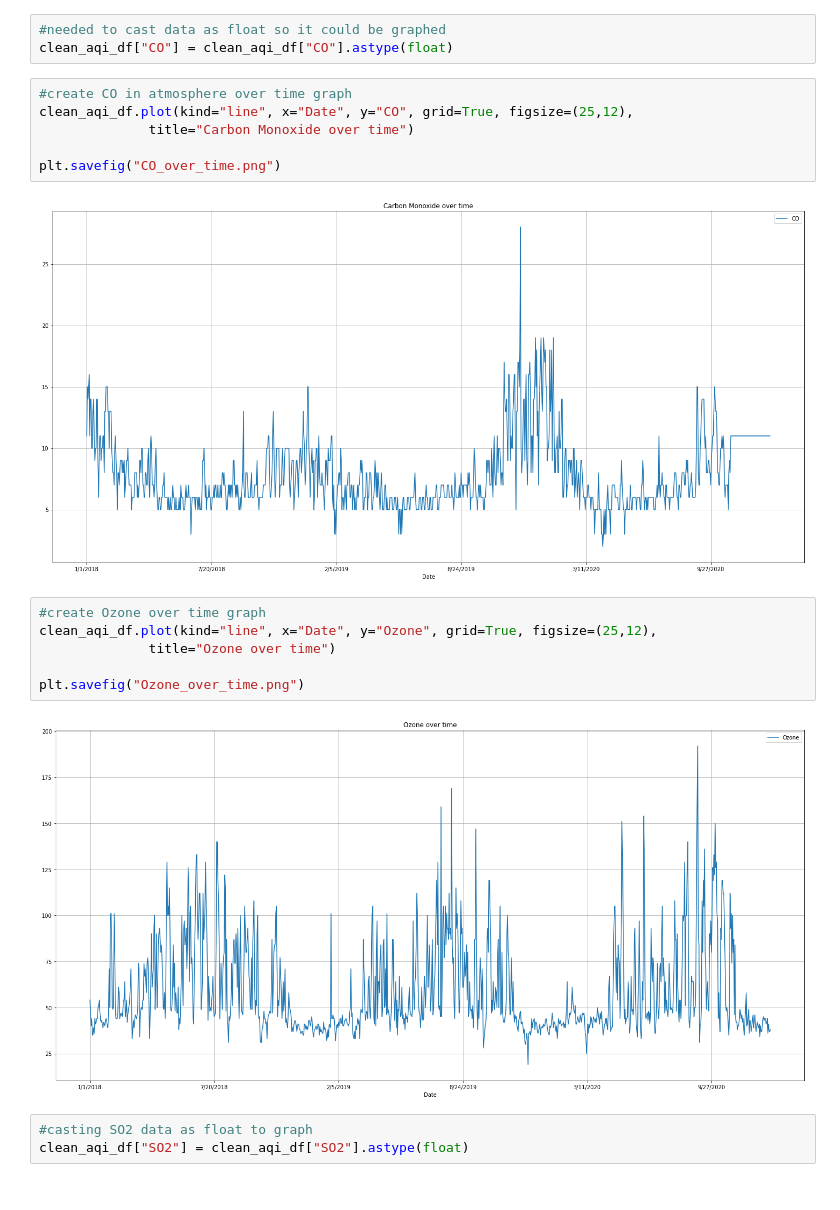
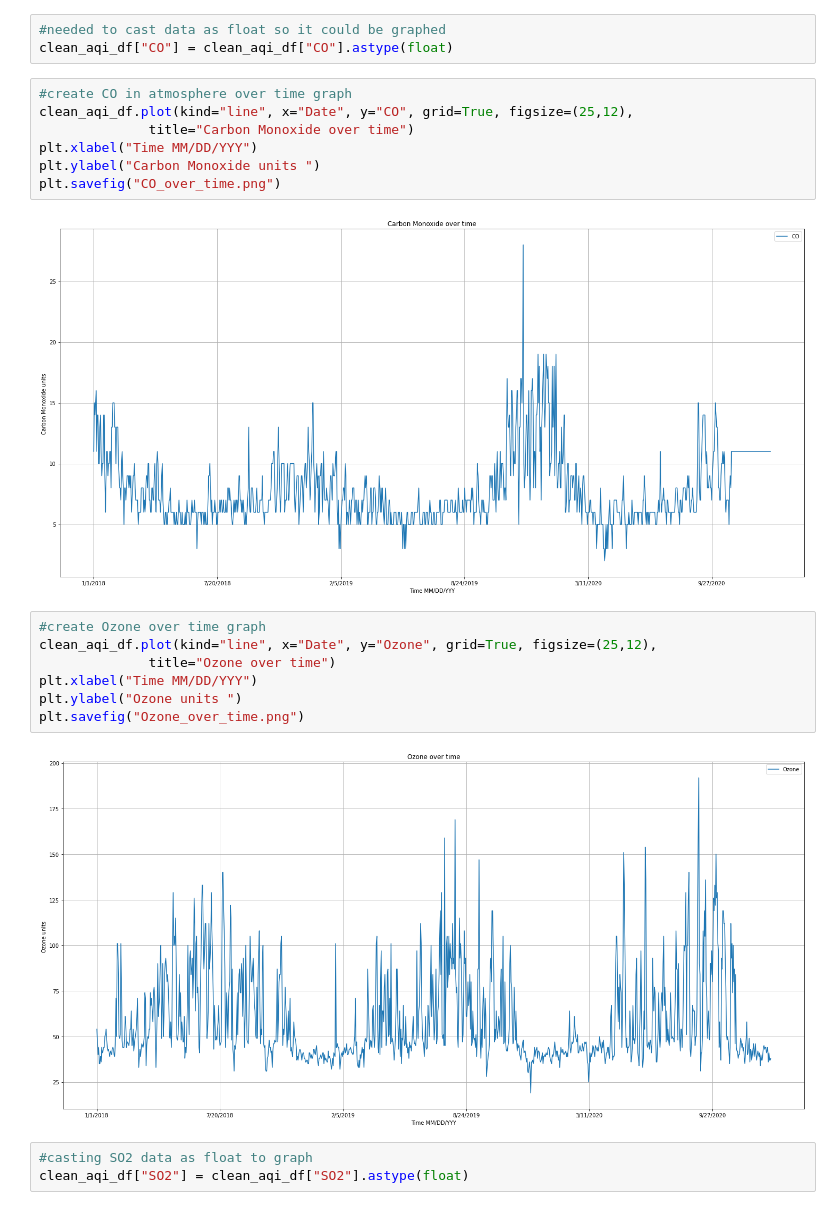
Before and after one commit to admngz/project-one, a Jupyter notebook: aqi_project_csv.ipynb, the cells around one changed output. Cells and saved outputs as stored; diff of their text form.

```diff
--- a/aqi_project_csv.ipynb
+++ b/aqi_project_csv.ipynb
@@ -45,18 +45,20 @@ clean_aqi_df["CO"] = clean_aqi_df["CO"].astype(float)
 #create CO in atmosphere over time graph
 clean_aqi_df.plot(kind="line", x="Date", y="CO", grid=True, figsize=(25,12),
               title="Carbon Monoxide over time")
-
+plt.xlabel("Time MM/DD/YYY")
+plt.ylabel("Carbon Monoxide units ")
 plt.savefig("CO_over_time.png")
 # %% [output]
-[figure, old version]
+[figure, new version]
 # %%
 #create Ozone over time graph
 clean_aqi_df.plot(kind="line", x="Date", y="Ozone", grid=True, figsize=(25,12),
               title="Ozone over time")
-
+plt.xlabel("Time MM/DD/YYY")
+plt.ylabel("Ozone units ")
 plt.savefig("Ozone_over_time.png")
 # %% [output]
-[figure, old version]
+[figure, new version]
 # %%
 #casting SO2 data as float to graph
 clean_aqi_df["SO2"] = clean_aqi_df["SO2"].astype(float)
```
Also changed, not shown: parts of 6 cells of this notebook, 5 other files.
